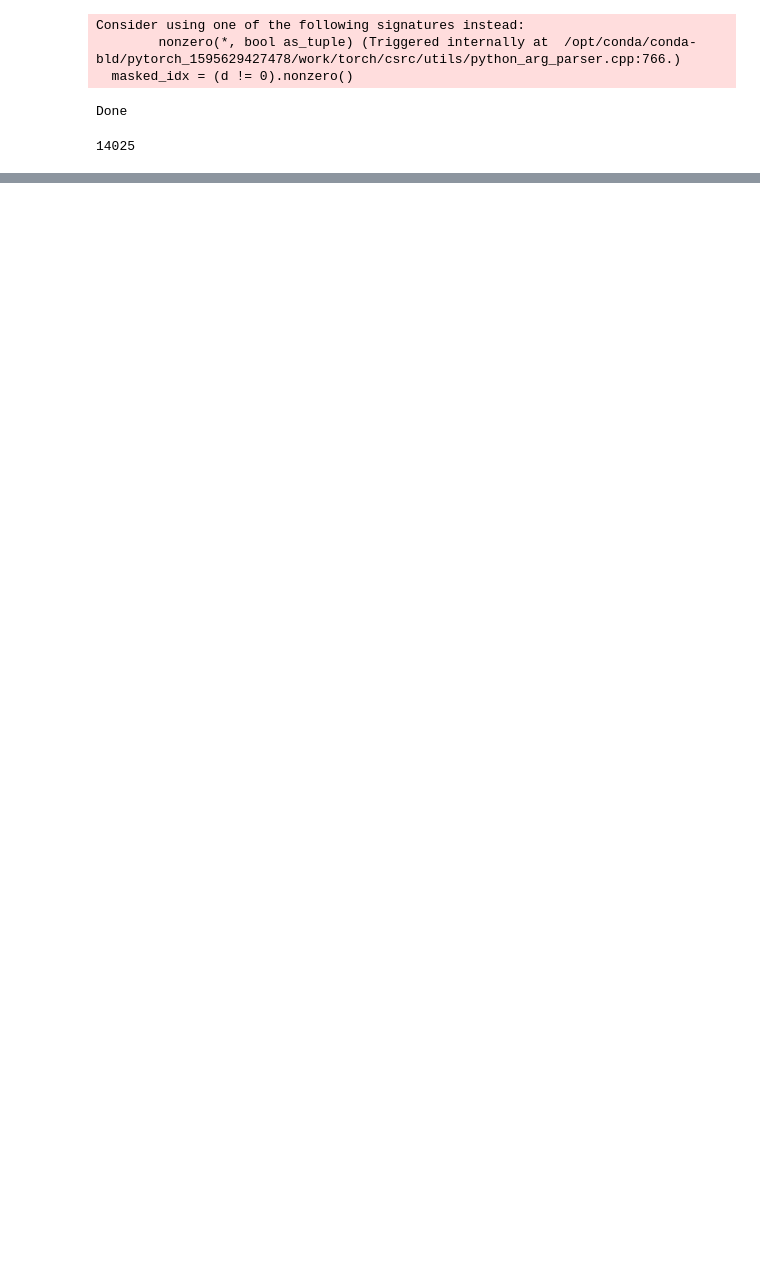
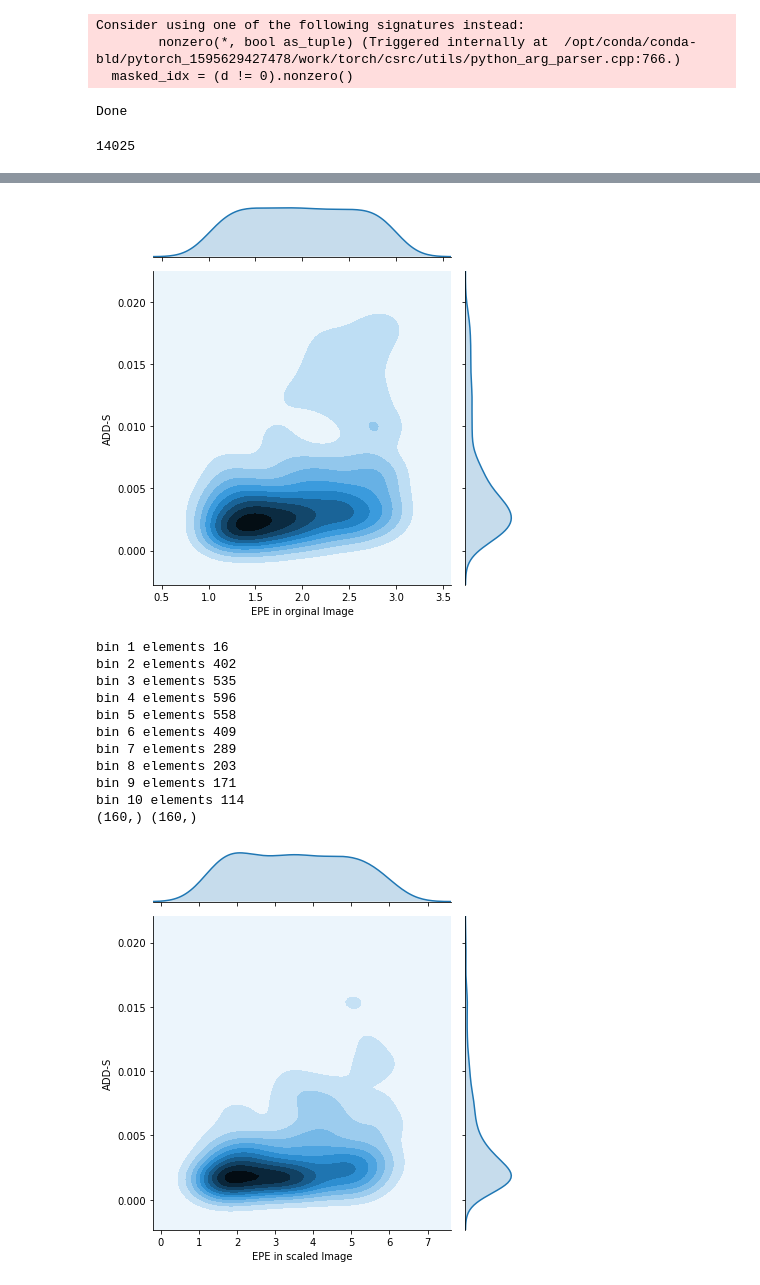
Before and after one commit to JonasFrey96/FlowPose6D, a Jupyter notebook: scripts/PnP-minimal-test-different-RANSAC.ipynb, the cells around one changed output, grey strips where cells are left out. Cells and saved outputs as stored; diff of their text form; code cells hidden in the pictures; blank space fills up the shorter version.

```diff
--- a/scripts/PnP-minimal-test-different-RANSAC.ipynb
+++ b/scripts/PnP-minimal-test-different-RANSAC.ipynb
@@ -1334,0 +1459,65 @@ Finished
+# %%
+import numpy
+bins = numpy.linspace(1, 3, 20)
+data = l2o_all[m2]
+data2 = adds_all[m2]
+
+digitized = numpy.digitize(data, bins)
+minx = 999
+for i in range(1, len(bins)):
+    if data[digitized == i].shape[0] < minx:
+        minx = data[digitized == i].shape[0]
+add = []
+l2 = []
+for i in range(1, len(bins)):
+    tmp = data[digitized == i]
+    idx = np.arange(0,int(tmp.shape[0]),1)
+    np.random.shuffle(idx)
+    print(f"bin {i} elements {int(tmp.shape[0])}")
+    idx = idx[:minx]
+    add.append( data2[digitized == i][idx] )
+    l2.append( data[digitized == i][idx] )
+
+add = np.array(add).flatten()
+l2 = np.array(l2).flatten()
+
+sns.jointplot(l2, add, kind = 'kde')
+#plt.gcf().suptitle('ADD-S to EPE')
+plt.gcf().axes[0].set_xlabel('EPE in orginal Image')
+plt.gcf().axes[0].set_ylabel('ADD-S')
+plt.tight_layout()
+plt.savefig("/home/jonfrey/PLR3/submisson/adds-to-epe-gaus--40.png",dpi=600)
+plt.show()
+
+
+import numpy
+nr = 10
+bins = numpy.linspace(1, 6, nr+1)
+data = l2s_all[m2]
+data2 = adds_all[m2]
+digitized = numpy.digitize(data, bins)
+minx = 999
+for i in range(1, len(bins)):
+    if data[digitized == i].shape[0] < minx:
+        minx = data[digitized == i].shape[0]
+add = []
+l2 = []
+for i in range(1, len(bins)):
+    tmp = data[digitized == i]
+    idx = np.arange(0,int(tmp.shape[0]),1)
+    np.random.shuffle(idx)
+    print(f"bin {i} elements {int(tmp.shape[0])}")
+    idx = idx[:minx]
+    add.append( data2[digitized == i][idx] )
+    l2.append( data[digitized == i][idx] )
+
+add = np.array(add).flatten()
+l2 = np.array(l2).flatten()
+print(l2.shape, add.shape)
+sns.jointplot(l2, add, kind = 'kde')#,height=4)
+plt.gcf().axes[0].set_xlabel('EPE in scaled Image')
+plt.gcf().axes[0].set_ylabel('ADD-S')
+plt.tight_layout()
+plt.savefig("/home/jonfrey/PLR3/submisson/adds-to-epe-in-scaled-gaus.png",dpi=600)
+plt.show()
+# %% [output]
@@ -1334,0 +1543,13 @@ Finished
+[figure, added]
+bin 1 elements 16
+bin 2 elements 402
+bin 3 elements 535
+bin 4 elements 596
+bin 5 elements 558
+bin 6 elements 409
+bin 7 elements 289
+bin 8 elements 203
+bin 9 elements 171
+bin 10 elements 114
+(160,) (160,)
+[figure, added]
```
Also changed, not shown: parts of 15 cells of this notebook, 7 other files.
